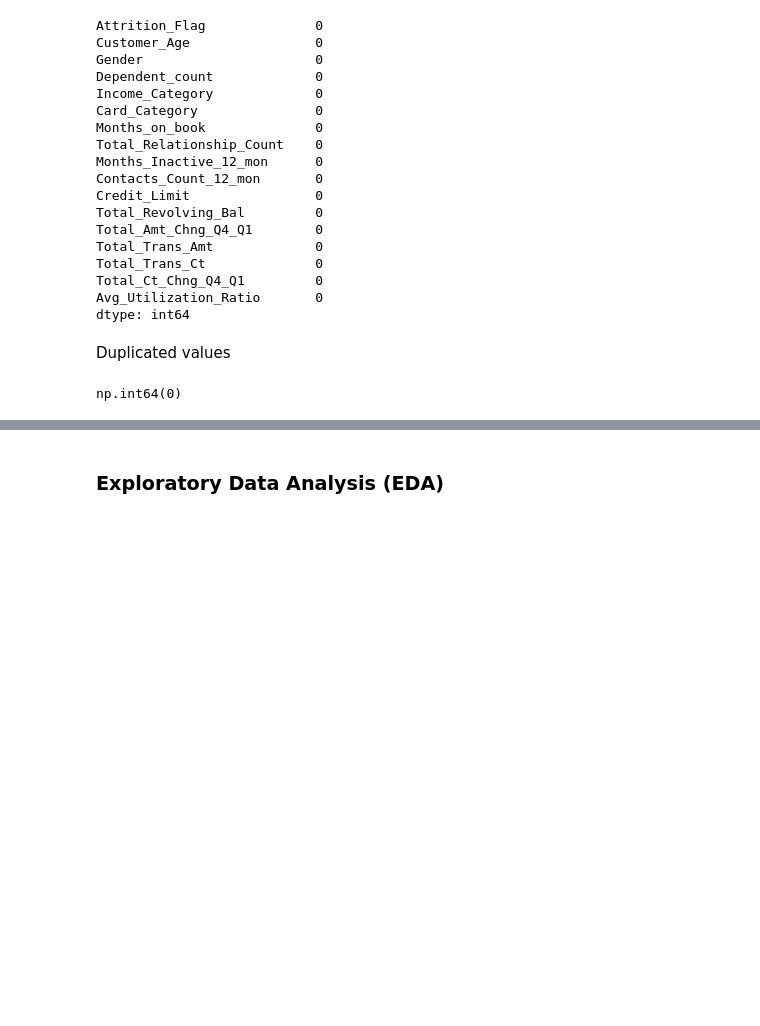
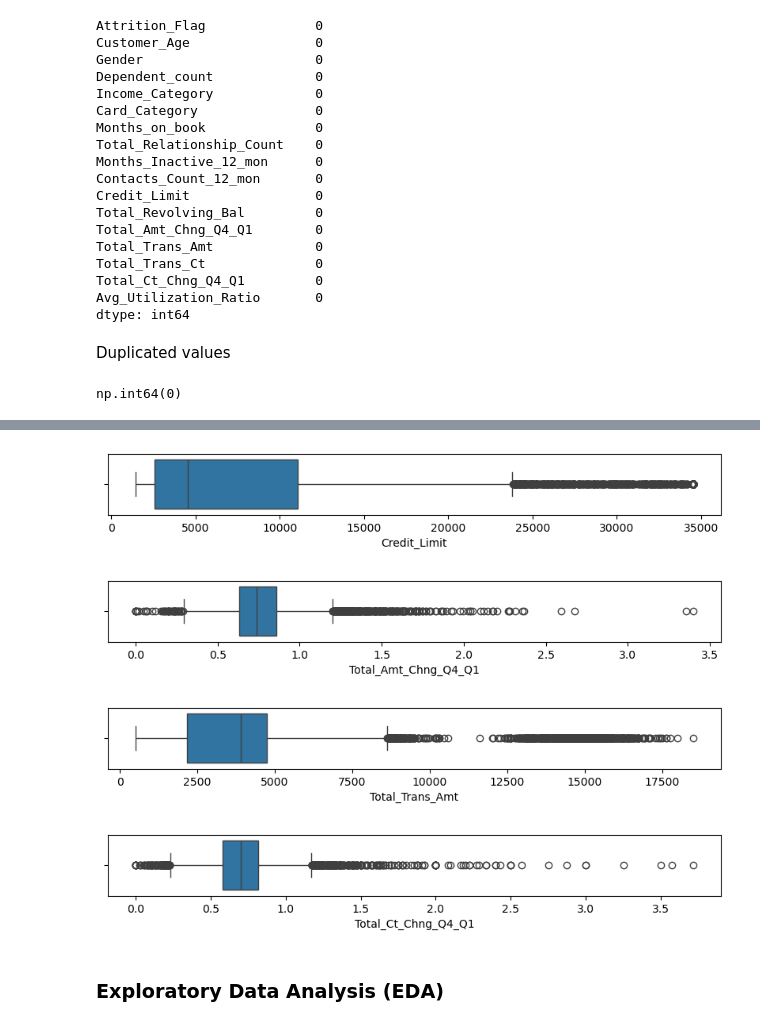
Before and after one commit to sg-333/Customer-Retention-Analysis-, a Jupyter notebook: project.ipynb, the cells around one changed output, grey strips where cells are left out. Drawn from its saved outputs; the diff is of its cells as text; code cells hidden in the pictures; blank space fills up the shorter version.

Commit message:
Outlier detections

```diff
--- a/project.ipynb
+++ b/project.ipynb
@@ -159,2 +188,14 @@ np.int64(0)
+# %%
+# Displaying the box plot for all the outliers seen above
+out_cols = ['Credit_Limit', 'Total_Amt_Chng_Q4_Q1', 'Total_Trans_Amt', 'Total_Ct_Chng_Q4_Q1']
+for col in out_cols:
+    plt.figure(figsize=[10,1])
+    sns.boxplot(x=df[col])
+    plt.show()
+# %% [output]
+[figure, added]
+[figure, added]
+[figure, added]
+[figure, added]
 # %% [markdown]
 ### Exploratory Data Analysis (EDA)
```
Also changed, not shown: parts of 2 cells of this notebook.
